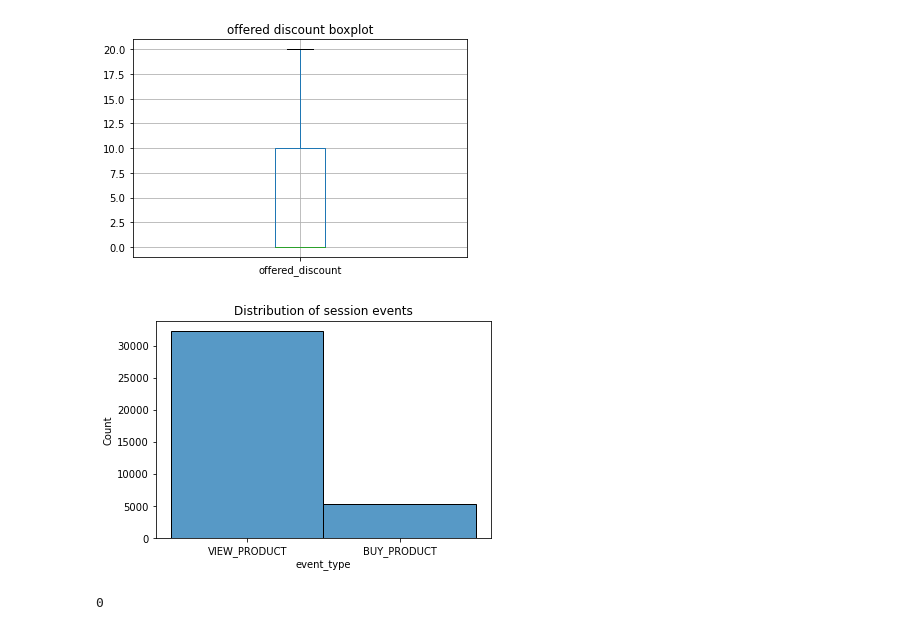
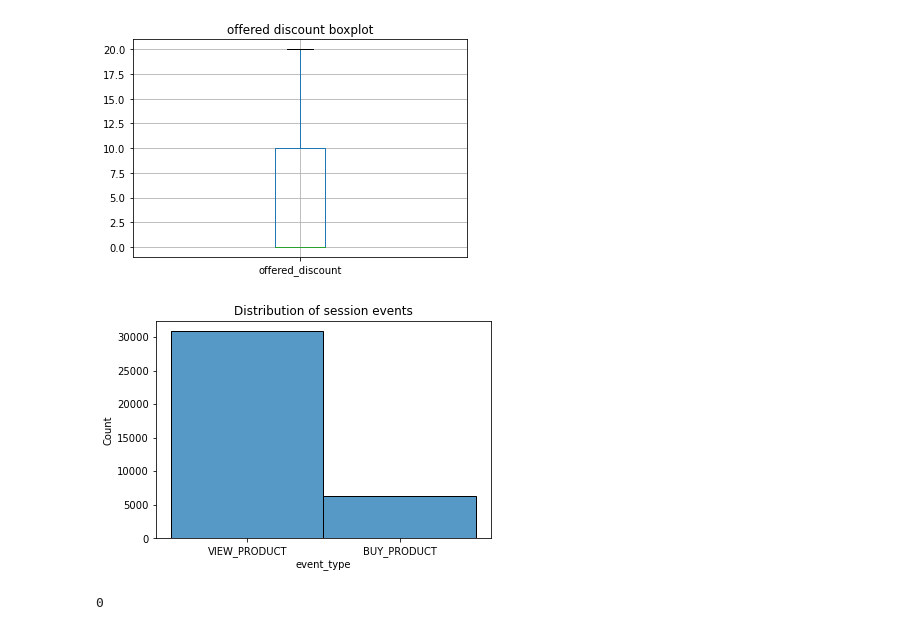
Before and after one commit to olkuka/IUM-project, a Jupyter notebook: IUM Proj 1.ipynb, the cells around one changed output. Saved outputs shown, nothing was run; the diff lists cells and outputs as text; code cells hidden in the pictures.

Commit message:
report with new data

```diff
--- a/IUM Proj 1.ipynb
+++ b/IUM Proj 1.ipynb
@@ -46,7 +60,7 @@ import os, glob
 
 inputs = []
 
-for each in sorted(glob.glob(os.path.join(os.getcwd(),'data/*.jsonl'), recursive=True)):
+for each in sorted(glob.glob(os.path.join(os.getcwd(),'./new_data/*.jsonl'), recursive=True)):
     print(f'Name with path: {each} \nName without path: {os.path.basename(each)}')
     inputs.append(each)
 # %% [output]
@@ -221,11 +196,11 @@ plt.show()
 # %% [output]
 [figure]
 # %%
-sn.histplot(sessions.event_type)
+sns.histplot(sessions.event_type)
 plt.title("Distribution of session events")
 plt.show()
 
 # na 6 oglądań, średnio mamy 1 zakup
 # %% [output]
-[figure, old version]
+[figure, new version]
 # %%
```
Also changed, not shown: parts of 93 cells of this notebook.
